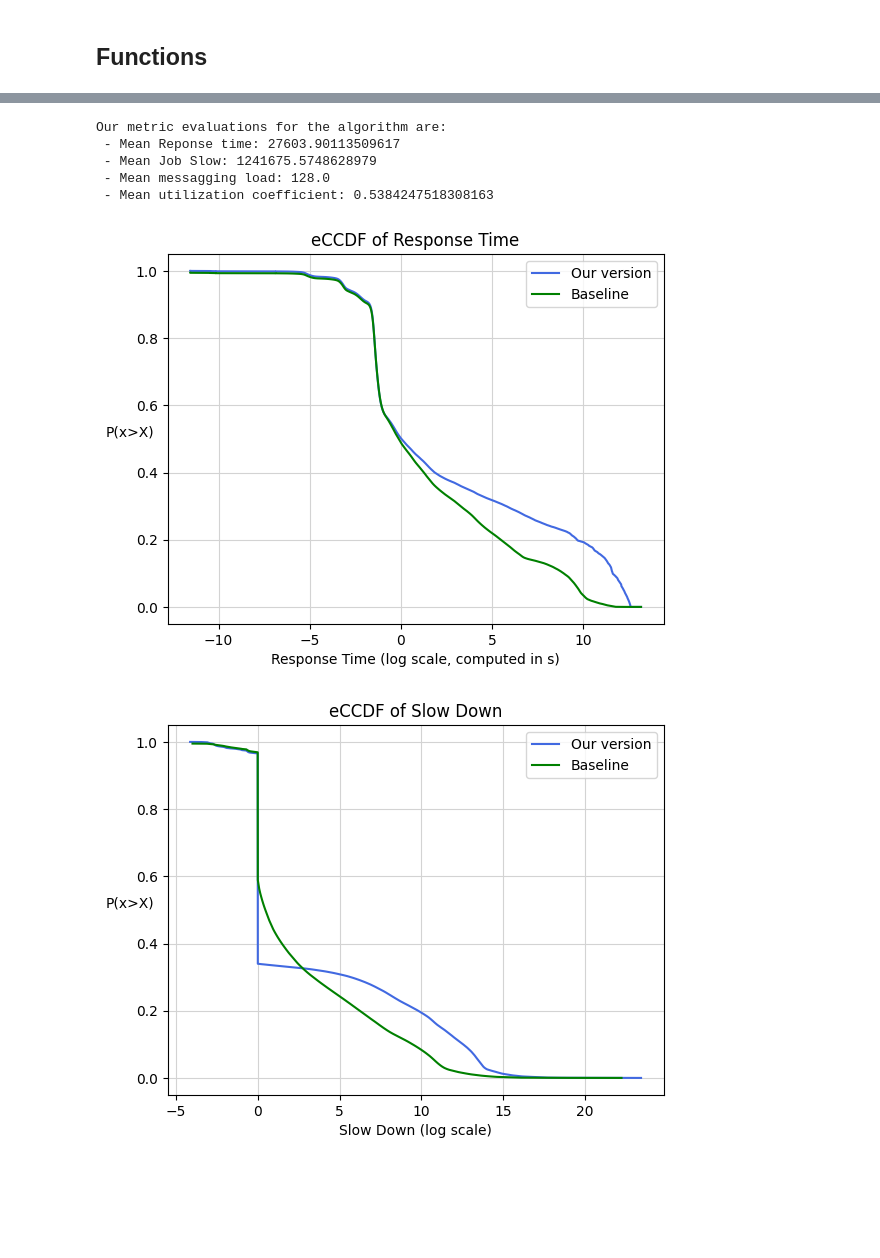
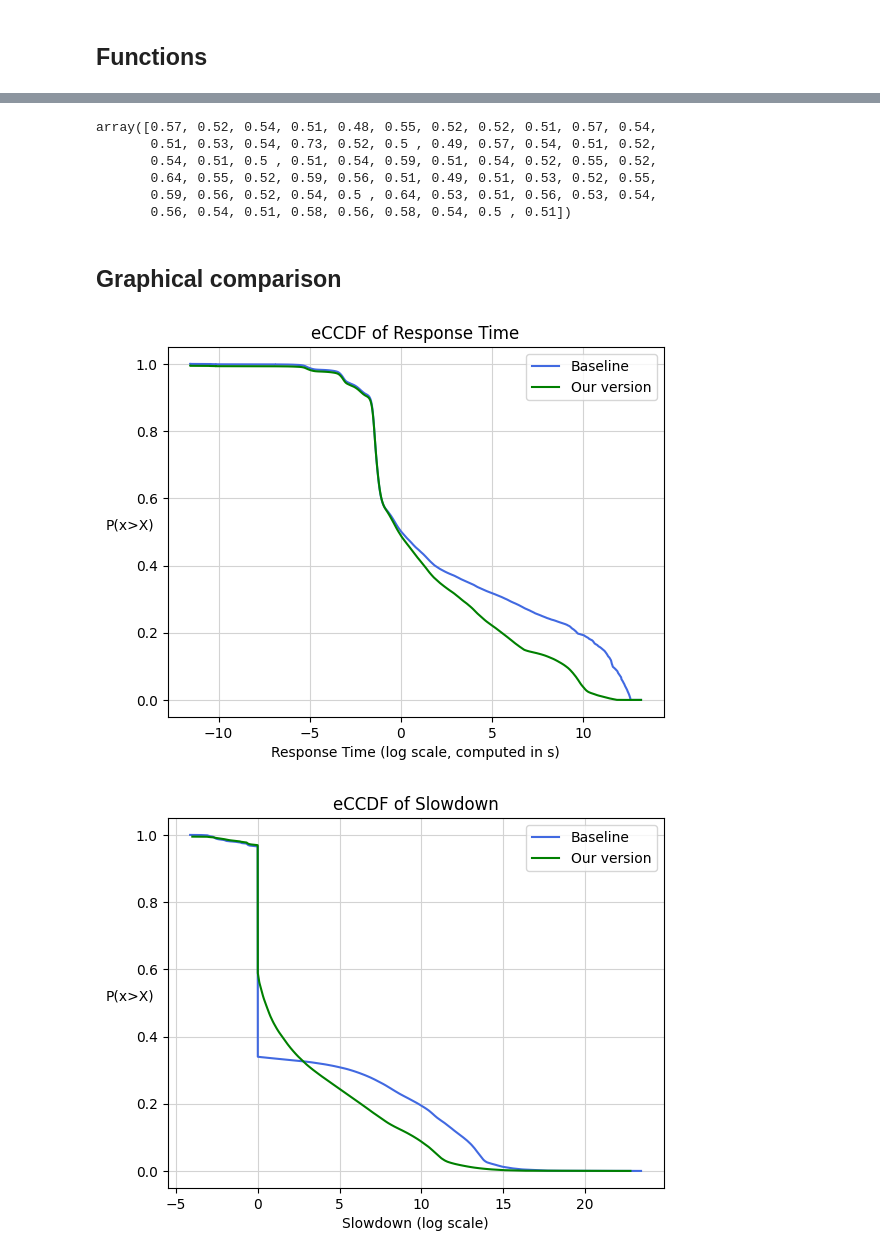
Before and after one commit to MaviVestini/DataCenters, a Jupyter notebook: Challenge2.ipynb, the cells around one changed output, grey strips where cells are left out. Drawn from its saved outputs; the diff is of its cells as text; code cells hidden in the pictures; blank space fills up the shorter version.

```diff
--- a/Challenge2.ipynb
+++ b/Challenge2.ipynb
@@ -366,41 +431,48 @@ L = 0
 interval = {'interval_idx': 1, 'count': 0}
 check = 0
 prev_time = data.iloc[0].Arrival_Time
-for job in tqdm(range(len(data))):
-    new_task = dict(data.iloc[job])
-    new_task['index'] = job
+
+# for each task
+for task in tqdm(range(len(data))):
+
+    # Extract the task informations
+    new_task = dict(data.iloc[task])
+    new_task['index'] = task
     new_time = new_task['Arrival_Time']
 
     if(new_time <= intervals[interval['interval_idx']]):
+        # Count how many tasks arrive in a given time interval
         interval['count'] += 1
     else:
+        # At the end of the time interval select the next
         interval = {'interval_idx': interval['interval_idx']+1, 'count': 0}
+        # And we want to compute the new threshold
         check = 1
 
-    # Assegna a server secondo Unfinished_work
+    # Call the dispatcher to assign the new task
     dispatcher_list, L_aux = Dispatching(servers, new_task, dispatcher_list, new_time - prev_time, check, interval)
     check = 0
+
+    # Keep track of the number of msg exchanged between servers and dispatcher
     L += L_aux
-    # Fai update
+
+    # Call the scheduling function to update the servers
     completed, L_aux , dispatcher_list = Scheduling(new_time, prev_time, servers, dispatcher_list)
 
+    # Store the results
     if(len(completed)):
         results = results + completed
 
+    # Keep track of the number of msg exchanged between servers and dispatcher
     L += L_aux
     prev_time = new_time
 
+# Complete any task still present in the servers
 final_time, completed = empty_servers(servers)
 results = results + completed
-# %%
-with open('results.pkl', 'wb') as f:
-    pkl.dump(results, f)
 # %%
 with open('results.pkl', 'rb') as f:
     results = pkl.load(f)
-# %%
-with open('final_time_and_L.pkl', 'wb') as f:
-    pkl.dump((final_time, L), f)
 # %%
 with open('final_time_and_L.pkl', 'rb') as f:
     final_time, L = pkl.load(f)
@@ -461,36 +490,37 @@ for job in tqdm(range(len(data))):
-# %%
-Q_base, rho_base = compute_evaluations(results_base, data)
-L_base = np.sum([64*2 for _ in range(len(data))])
-print(f'Our metric evaluations for the algorithm are: \n - Mean Reponse time: {np.mean(list(Q_base.RT))} s \n - Mean Job Slow: {np.mean(list(Q_base.Slow_down))} \n - Mean messaging load: {L_base/len(data)} \n - Mean utilization coefficient: {np.mean(rho_base)}')
-# %% [output]
-Our metric evaluations for the algorithm are:
- - Mean Reponse time: 27603.90113509617
- - Mean Job Slow: 1241675.5748628979
- - Mean messagging load: 128.0
- - Mean utilization coefficient: 0.5384247518308163
+# %%
+np.round(rho, 2)
+# %% [output]
+array([0.57, 0.52, 0.54, 0.51, 0.48, 0.55, 0.52, 0.52, 0.51, 0.57, 0.54,
+       0.51, 0.53, 0.54, 0.73, 0.52, 0.5 , 0.49, 0.57, 0.54, 0.51, 0.52,
+       0.54, 0.51, 0.5 , 0.51, 0.54, 0.59, 0.51, 0.54, 0.52, 0.55, 0.52,
+       0.64, 0.55, 0.52, 0.59, 0.56, 0.51, 0.49, 0.51, 0.53, 0.52, 0.55,
+       0.59, 0.56, 0.52, 0.54, 0.5 , 0.64, 0.53, 0.51, 0.56, 0.53, 0.54,
+       0.56, 0.54, 0.51, 0.58, 0.56, 0.58, 0.54, 0.5 , 0.51])
+# %% [markdown]
+## Graphical comparison
 # %%
 ecdf_RT_base = ECDF(Q_base.RT)
 ecdf_RT = ECDF(Q.RT)
 plt.plot(np.log(ecdf_RT_base.x),  1- ecdf_RT_base.y, color = 'royalblue')
 plt.plot(np.log(ecdf_RT.x),  1- ecdf_RT.y, color = 'green')
-plt.legend(['Our version','Baseline'])
+plt.legend(['Baseline','Our version'])
 plt.xlabel('Response Time (log scale, computed in s)')
 plt.ylabel('P(x>X)', rotation = 0)
 plt.title('eCCDF of Response Time')
 plt.grid(which='major', color = 'lightgray')
 plt.show()
 # %% [output]
-[figure, old version]
+[figure, new version]
 # %%
 ecdf_Service_time_base = ECDF(Q_base.Slow_down)
 ecdf_Service_time = ECDF(Q.Slow_down)
 plt.plot(np.log(ecdf_Service_time_base.x),  1- ecdf_Service_time_base.y, color = 'royalblue')
 plt.plot(np.log(ecdf_Service_time.x),  1- ecdf_Service_time.y, color = 'green')
-plt.legend(['Our version','Baseline'])
-plt.xlabel('Slow Down (log scale)')
+plt.legend(['Baseline', 'Our version'])
+plt.xlabel('Slowdown (log scale)')
 plt.ylabel( 'P(x>X)', rotation = 0)
-plt.title('eCCDF of Slow Down')
+plt.title('eCCDF of Slowdown')
 plt.grid(which='major', color = 'lightgray')
 plt.show()
 # %% [output]
-[figure, old version]
+[figure, new version]
```
Also changed, not shown: parts of 44 cells of this notebook, 3 other files.
